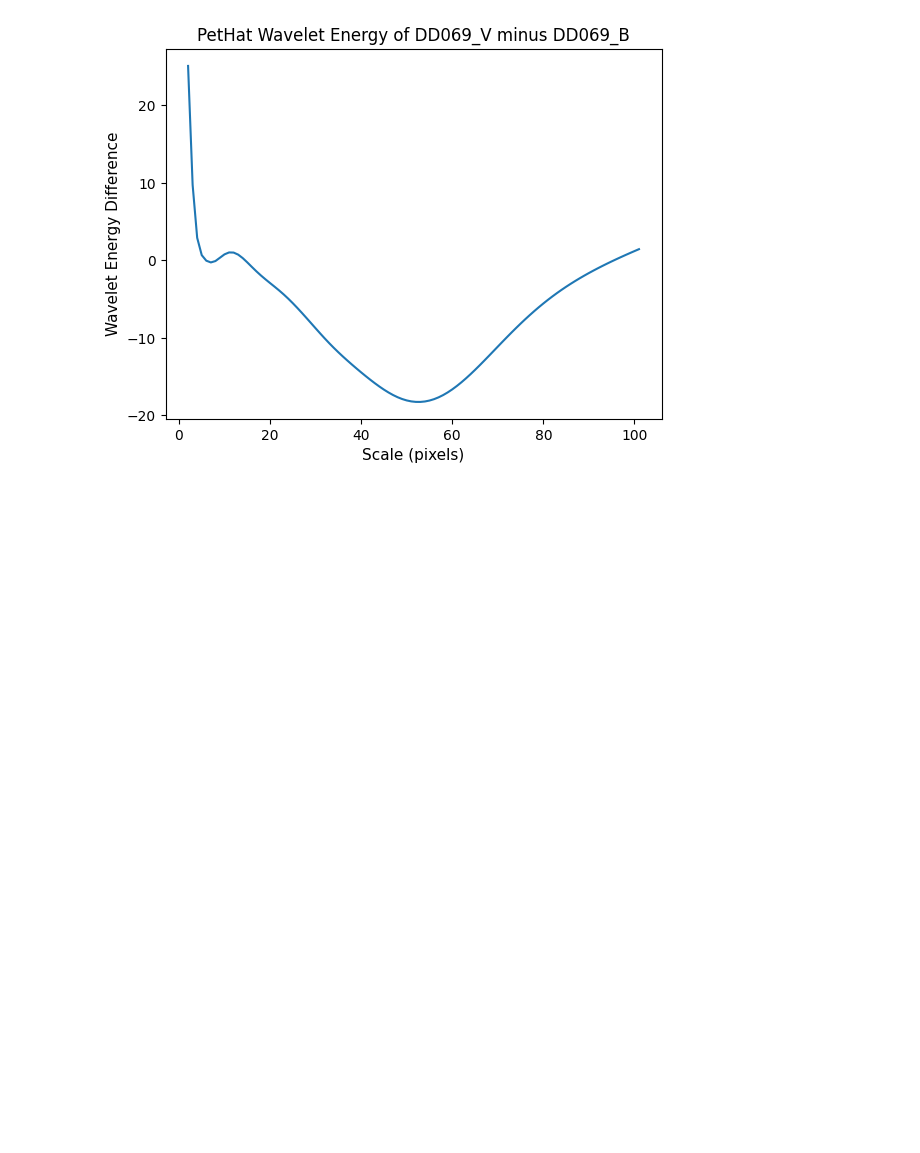
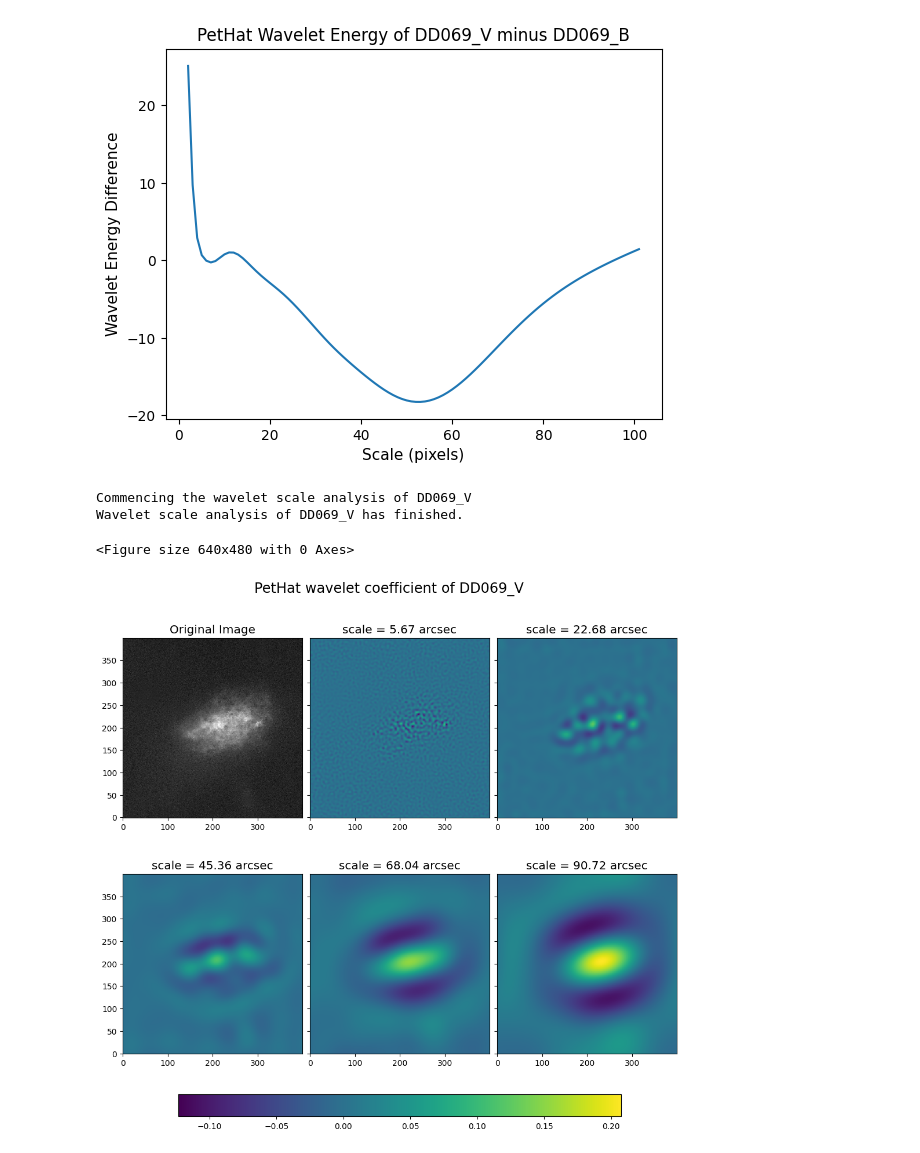
Before and after one commit to SUT-LTG/Wavelet_Fast, a Jupyter notebook: demo - crosscorrelation_for_DDO69.ipynb, the cells around one changed output. Cells and saved outputs as stored; diff of their text form; code cells hidden in the pictures; blank space fills up the shorter version.

```diff
--- a/demo - crosscorrelation_for_DDO69.ipynb
+++ b/demo - crosscorrelation_for_DDO69.ipynb
@@ -45,3 +65,30 @@ plt.savefig(path+'\\Output\\pethat_energy_'+cube_V.name+'_minus_'+cube_B.name+'.
 plt.show()
 # %% [output]
 [figure]
+# %%
+cube_V_sp = pethat_wavelet_scale_analysis('DD069_V', 'starless_backgroundless_d69_V.fit', [[300,700],[200,600]], scales_in = [5,20,40,60,80], scales_type="array", pixel_scale=1.134, distance=800000)
+# %% [output]
+Commencing the wavelet scale analysis of DD069_V
+Wavelet scale analysis of DD069_V has finished.
+<Figure size 640x480 with 0 Axes>
+# %%
+unit = 'arcsec'
+fig = plt.figure(layout='constrained', figsize=(10, 9.5))
+subfigs = fig.subfigures(1, 1, wspace=0.07)
+our_data = np.append(np.real(cube_V_sp.cube),[np.real(cube_V_sp.original)],axis=0)
+axes = subfigs.subplots(2, 3, sharey=True)
+ax = axes[0][0]
+im = ax.imshow(our_data[5], origin='lower', interpolation='nearest', cmap='gray', vmin=0, vmax=1)
+ax.set_title('Original Image', fontsize='x-large')
+for i in range(len(cube_V_sp.scales)):
+    ax = axes[(i+1)//3][(i+1)%3]
+    im = ax.imshow(our_data[i], origin='lower', interpolation='nearest', vmin=np.min(np.real(cube_V_sp.cube)), vmax=np.max(np.real(cube_V_sp.cube)))
+    ax.set_title('scale = '+str(np.round(cube_V_sp.scales[i]*cube_V_sp.unit_conv(unit),3))+' '+ unit, fontsize='x-large')
+
+fig.colorbar(im, shrink=0.8, ax=axes, location='bottom')
+
+fig.suptitle('PetHat wavelet coefficient of '+cube_V_sp.name, fontsize='xx-large')
+
+plt.show()
+# %% [output]
+[figure, added]
```
Also changed, not shown: parts of 4 cells of this notebook, 1 other file.
